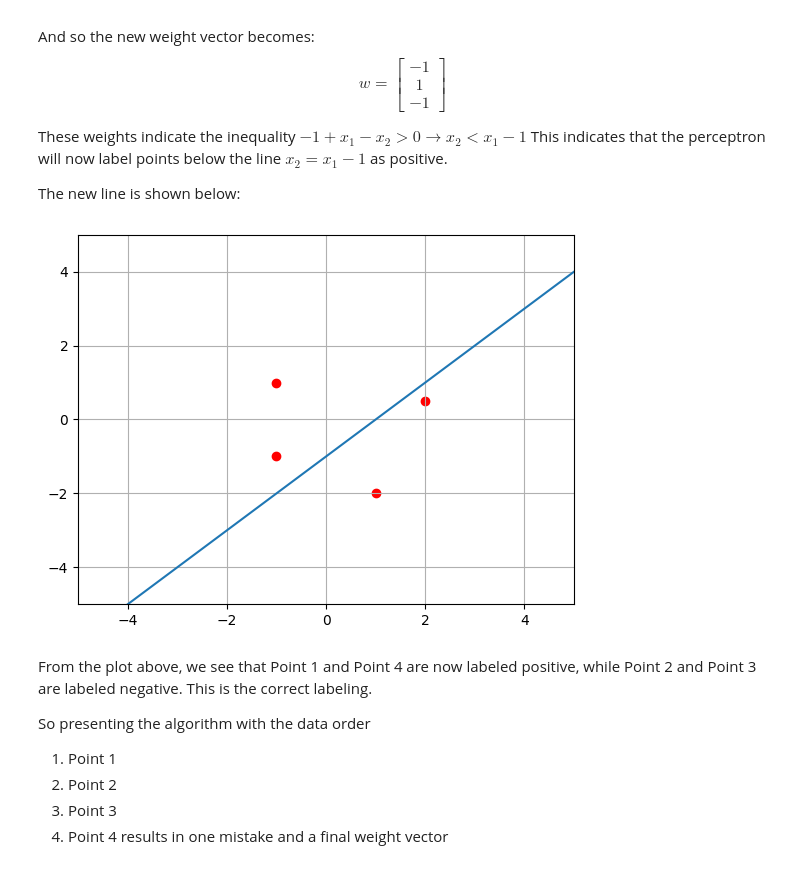
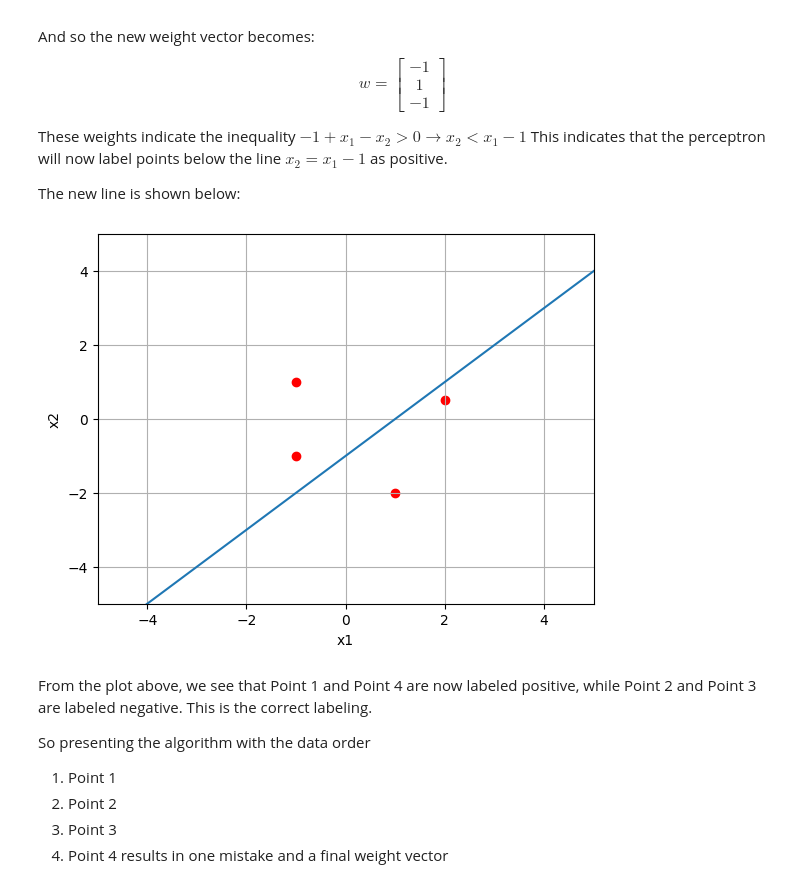
Before and after one commit to DapperDataAnalyst/Machine_Learning, a Jupyter notebook: HW2 Theory.ipynb, the cells around one changed output. Drawn from its saved outputs; the diff is of its cells as text; code cells hidden in the pictures.

Commit message:
Added labels to theory plots

```diff
--- a/HW2 Theory.ipynb
+++ b/HW2 Theory.ipynb
@@ -53,27 +53,29 @@ The new line is shown below:
 # %%
 import matplotlib.pyplot as plt
 import numpy as np
 
 def abline(slope: int, intercept: int, points_x: list, points_y: list):
     """Plot a line from slope and intercept"""
     # Create a figure and axis
     fig, ax = plt.subplots()
     # Set x and y limits
     ax.set_xlim(-5, 5)
     ax.set_ylim(-5, 5)
     axes = plt.gca()
     x_vals = np.array(axes.get_xlim())
     y_vals = intercept + slope * x_vals
     plt.ylim(-5, 5)
     plt.xlim(-5, 5)
+    plt.xlabel('x1')
+    plt.ylabel('x2')
     plt.grid(True)
     plt.plot(x_vals, y_vals, '-')
     for i in range(len(points_x)):
         plt.scatter(points_x[i], points_y[i], color='red')
 
 abline(slope=1, intercept=-1, points_x=[2,-1,-1,1], points_y=[0.5,1,-1,-2])
 # %% [output]
-[figure, old version]
+[figure, new version]
 # %% [markdown]
 From the plot above, we see that Point 1 and Point 4 are now labeled positive, while Point 2 and Point 3 are labeled negative. This is the correct labeling.
 
```
Also changed, not shown: parts of 2 cells of this notebook.
